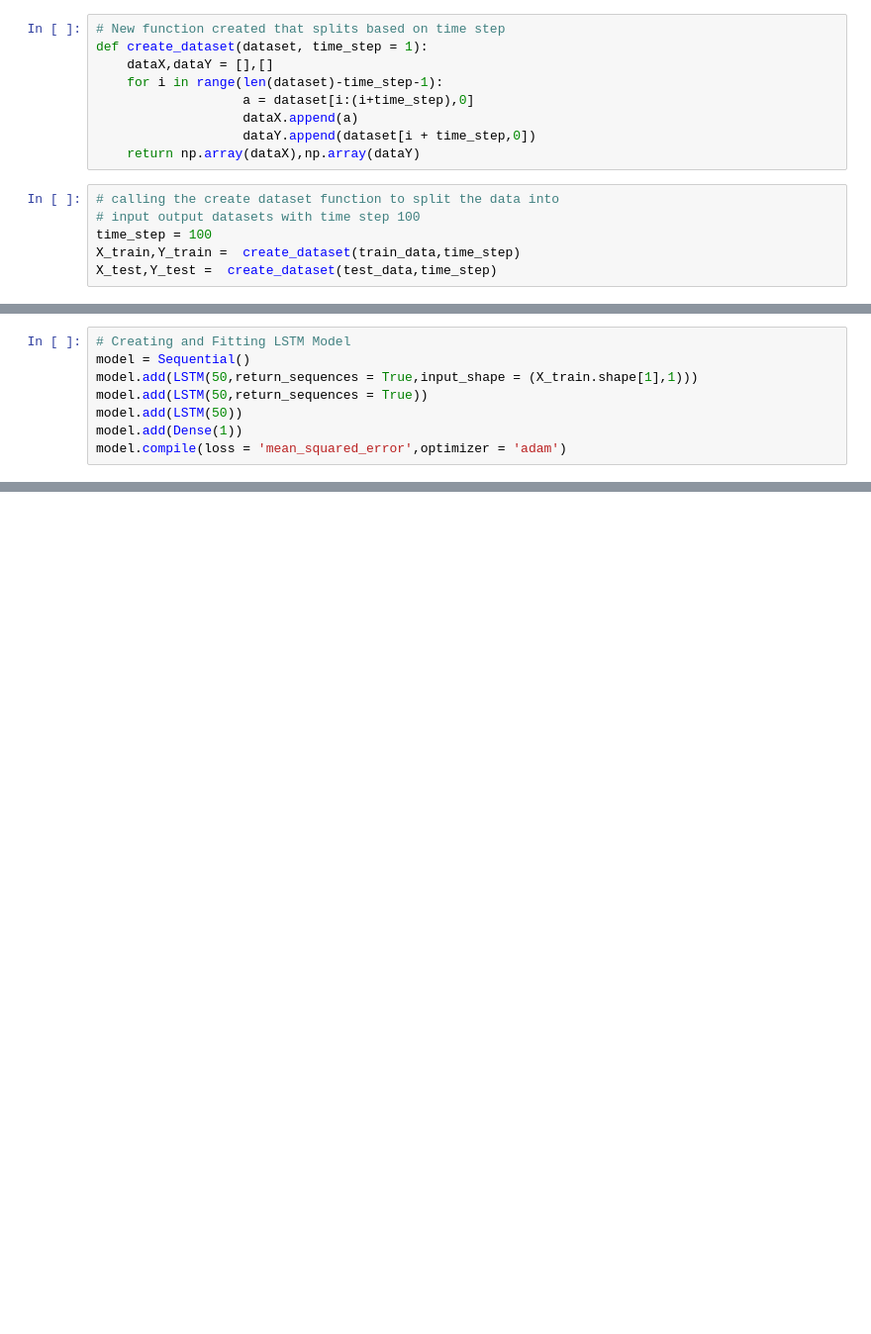
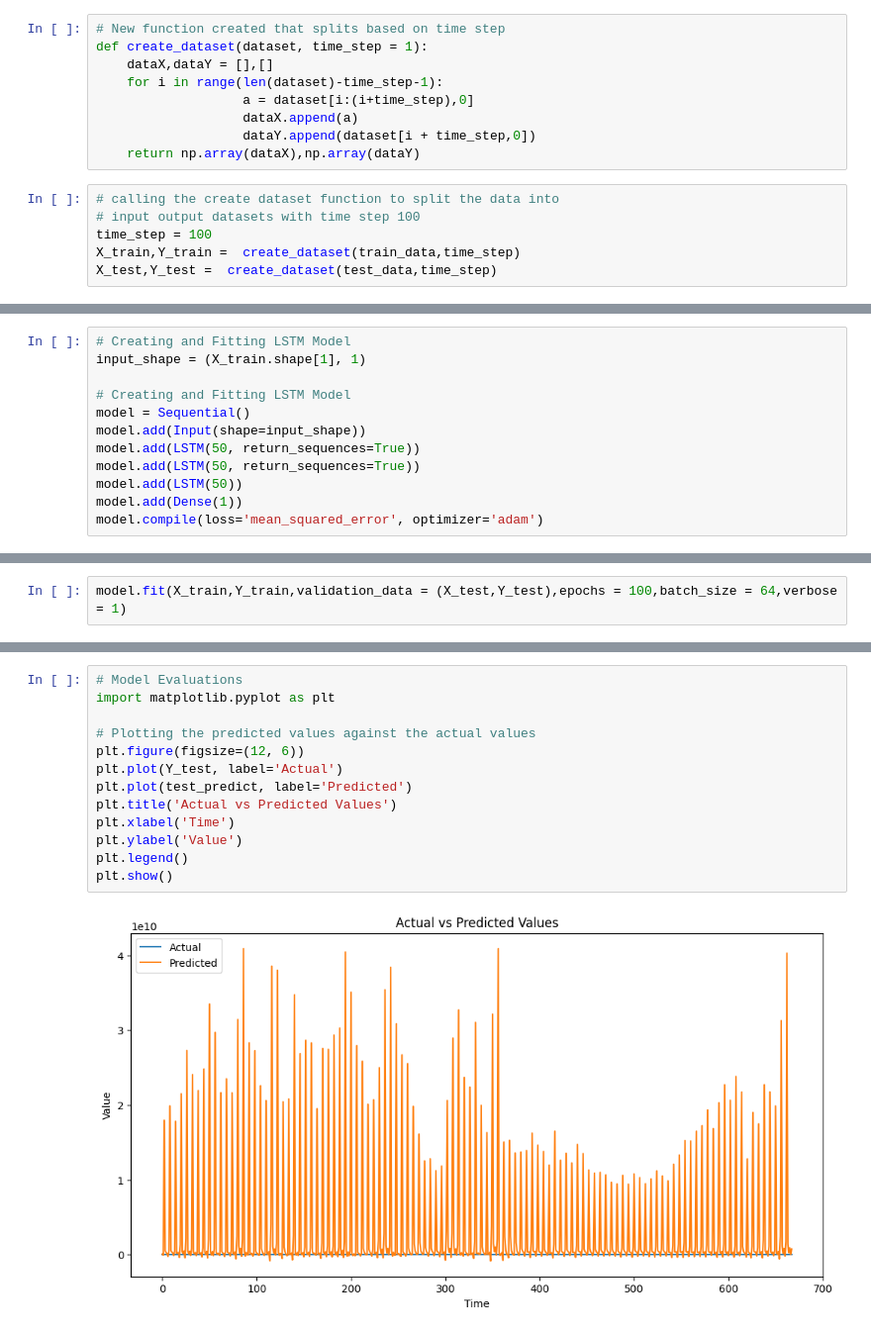
Before and after one commit to ekayizzi/smu_bc_hack, a Jupyter notebook: smuHack.ipynb, the cells around one changed output, grey strips where cells are left out. Shown: that part at 99% size. Drawn from its saved outputs; the diff is of its cells as text; blank space fills up the shorter version.

```diff
--- a/smuHack.ipynb
+++ b/smuHack.ipynb
@@ -112,8 +108,12 @@ print(Y_test.shape)
 # %%
 # Creating and Fitting LSTM Model
+input_shape = (X_train.shape[1], 1)
+
+# Creating and Fitting LSTM Model
 model = Sequential()
-model.add(LSTM(50,return_sequences = True,input_shape = (X_train.shape[1],1)))
-model.add(LSTM(50,return_sequences = True))
+model.add(Input(shape=input_shape))
+model.add(LSTM(50, return_sequences=True))
+model.add(LSTM(50, return_sequences=True))
 model.add(LSTM(50))
 model.add(Dense(1))
-model.compile(loss = 'mean_squared_error',optimizer = 'adam')
+model.compile(loss='mean_squared_error', optimizer='adam')
@@ -119,0 +138,2 @@ model.compile(loss = 'mean_squared_error',optimizer = 'adam')
+# %%
+model.fit(X_train,Y_train,validation_data = (X_test,Y_test),epochs = 100,batch_size = 64,verbose = 1)
@@ -120,2 +205,17 @@ model.compile(loss = 'mean_squared_error',optimizer = 'adam')
+# %%
+# Model Evaluations
+import matplotlib.pyplot as plt
+
+# Plotting the predicted values against the actual values
+plt.figure(figsize=(12, 6))
+plt.plot(Y_test, label='Actual')
+plt.plot(test_predict, label='Predicted')
+plt.title('Actual vs Predicted Values')
+plt.xlabel('Time')
+plt.ylabel('Value')
+plt.legend()
+plt.show()
+# %% [output]
+[figure, added]
 # %%
 # %% [output]
```
Also changed, not shown: parts of 16 cells of this notebook, 1 other file.
